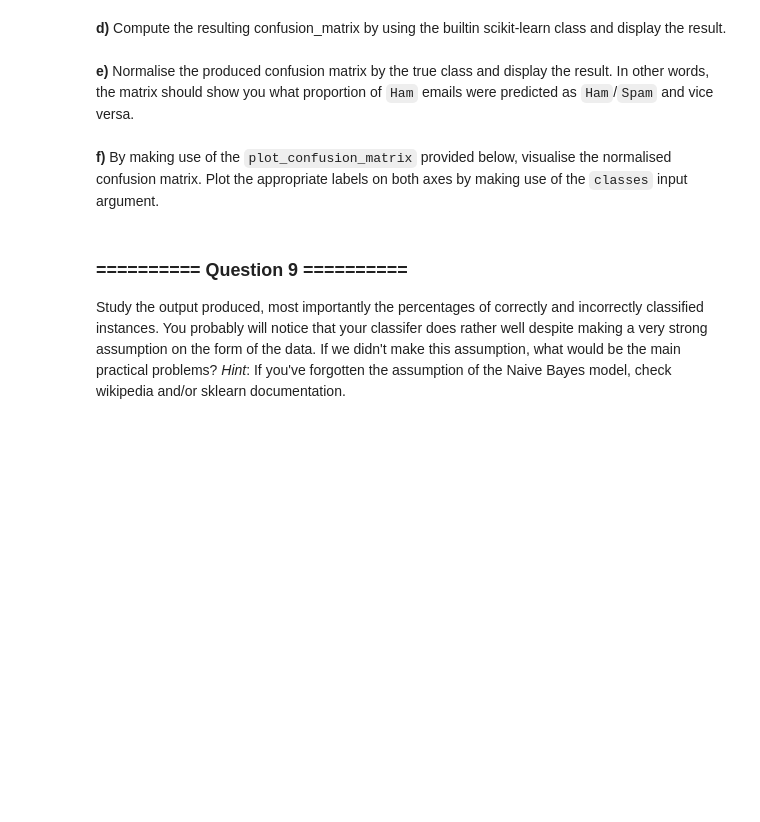
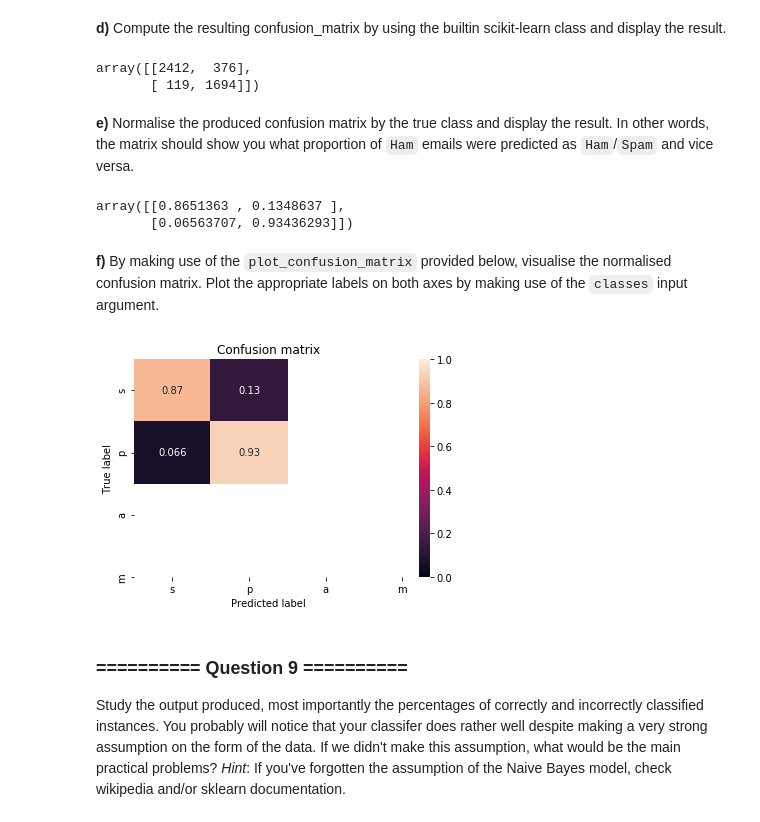
Before and after one commit to ishanparikh/IAML2018, a Jupyter notebook: Labs/01 - Analysis and Visualisation.ipynb, the cells around one changed output. Cells and saved outputs as stored; diff of their text form; code cells hidden in the pictures; blank space fills up the shorter version.

```diff
--- a/Labs/01 - Analysis and Visualisation.ipynb
+++ b/Labs/01 - Analysis and Visualisation.ipynb
@@ -162,3 +200,7 @@ As a first step we extract the input features and targets from the DataFrame. To
 Now we want to train a Multinomial Naive Bayes classifier. Initialise a `MultinomialNB` object and [`fit`](http://scikit-learn.org/0.19/modules/generated/sklearn.naive_bayes.MultinomialNB.html#sklearn.naive_bayes.MultinomialNB.fit) the classifier using the `X` and `y` arrays extracted in the cell above.
 # %%
 # Your Code goes here:
+# clf = MultinomialNB()
+# clf.fit(X, Y)
+mnb = MultinomialNB()
+mnb.fit(x,y)
@@ -180,3 +227,5 @@ Scikit-learn also has a [`confusion_matrix`](http://scikit-learn.org/0.19/module
 **b)** Predict the output of the classifier by using the training data as input. *Hint*: make use of the `predict` method of the `MultinomialNB` classifier.
 # %%
 # Your Code goes here:
+pred = mnb.predict(x)
+print(pred)
@@ -188,5 +246,10 @@ Scikit-learn also has a [`confusion_matrix`](http://scikit-learn.org/0.19/module
 **d)** Compute the resulting confusion_matrix by using the builtin scikit-learn class and display the result.
 # %%
 # Your Code goes here:
+cnf = confusion_matrix(y,pred)
+cnf
+# %% [output]
+array([[2412,  376],
+       [ 119, 1694]])
 # %% [markdown]
 **e)** Normalise the produced confusion matrix by the true class and display the result. In other words, the matrix should show you what proportion of `Ham` emails were predicted as `Ham`/`Spam` and vice versa.
@@ -195,3 +256,14 @@ Scikit-learn also has a [`confusion_matrix`](http://scikit-learn.org/0.19/module
+# %%
+import numpy
+# Your Code goes here:
+# row_sums = a.sum(axis=1)
+# new_matrix = a / row_sums[:, numpy.newaxis]
+l1 = cnf.sum(axis=1)
+norCnf = cnf / l1[:, numpy.newaxis]
+norCnf
+# %% [output]
+array([[0.8651363 , 0.1348637 ],
+       [0.06563707, 0.93436293]])
 # %% [markdown]
 **f)** By making use of the `plot_confusion_matrix` provided below, visualise the normalised confusion matrix. Plot the appropriate labels on both axes by making use of the `classes` input argument.
 # %%
@@ -206,6 +278,9 @@ def plot_confusion_matrix(cm, classes=None, title='Confusion matrix'):
     plt.xlabel('Predicted label')
 # %%
 # Your Code goes here:
+plot_confusion_matrix(norCnf, classes= 'spam')
+# %% [output]
+[figure, added]
 # %% [markdown]
 ### ========== Question 9 ==========
 
```
Also changed, not shown: parts of 18 cells of this notebook, 1 other file.
